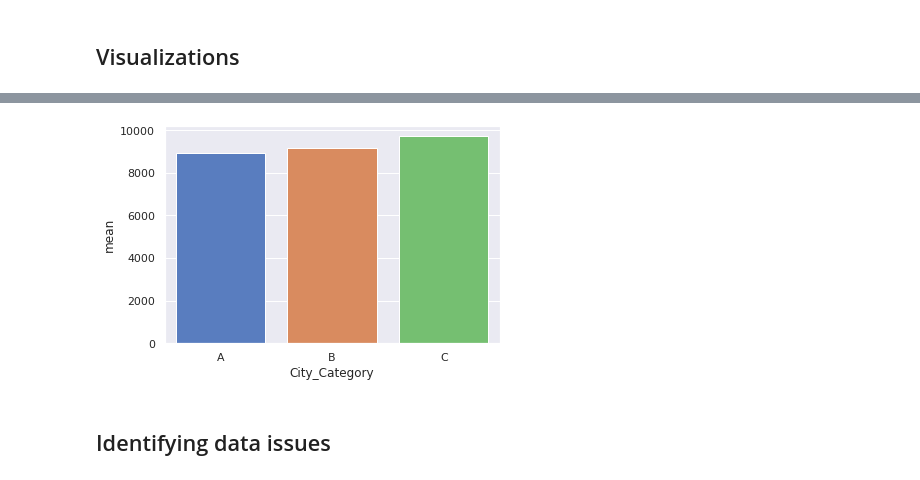
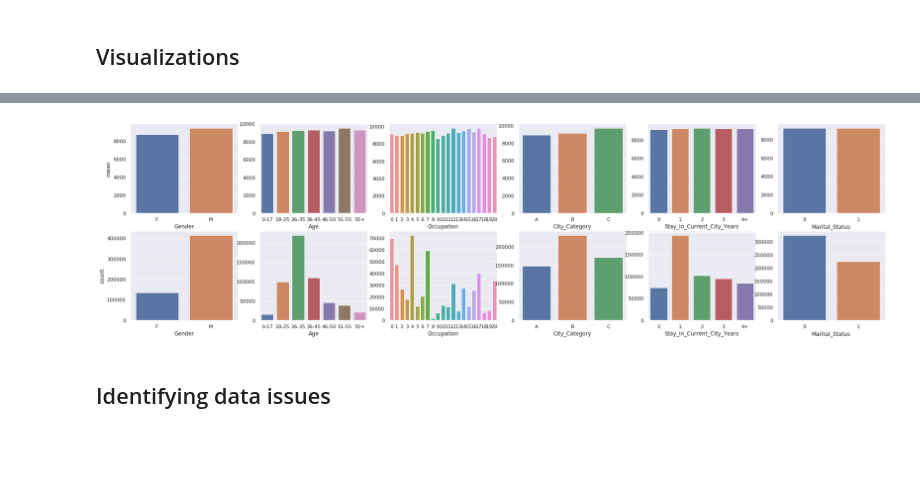
Before and after one commit to vmalkoti/Advanced-Data-Science-with-IBM, a Jupyter notebook: Capstone/Black_Friday_Sale.ipynb, the cells around one changed output, grey strips where cells are left out. Saved outputs shown, nothing was run; the diff lists cells and outputs as text; code cells hidden in the pictures; blank space fills up the shorter version.

```diff
--- a/Capstone/Black_Friday_Sale.ipynb
+++ b/Capstone/Black_Friday_Sale.ipynb
@@ -290,7 +291,36 @@ plt.show()
-# %%
-axs = sns.barplot(x=cities_summary.index, y=cities_summary['mean'])
-# %% [output]
-[figure, removed]
+# %%
+# Create plots using seaborn
+
+import seaborn as sns
+
+plt_type = 2
+plt_features = 6
+
+fig2, sns_ax = plt.subplots(plt_type, plt_features, figsize=(30,8))
+
+# Mean Purchase charts
+sns.barplot(x=gender_summary.index, y=gender_summary['mean'], ax=sns_ax[0][0])
+sns.barplot(x=age_summary.index, y=age_summary['mean'], ax=sns_ax[0][1])
+sns.barplot(x=occupation_summary.index, y=occupation_summary['mean'], ax=sns_ax[0][2])
+sns.barplot(x=cities_summary.index, y=cities_summary['mean'], ax=sns_ax[0][3])
+sns.barplot(x=term_summary.index, y=term_summary['mean'], ax=sns_ax[0][4])
+sns.barplot(x=marital_summary.index, y=marital_summary['mean'], ax=sns_ax[0][5])
+
+# Count charts
+sns.barplot(x=gender_summary.index, y=gender_summary['count'], ax=sns_ax[1][0])
+sns.barplot(x=age_summary.index, y=age_summary['count'], ax=sns_ax[1][1])
+sns.barplot(x=occupation_summary.index, y=occupation_summary['count'], ax=sns_ax[1][2])
+sns.barplot(x=cities_summary.index, y=cities_summary['count'], ax=sns_ax[1][3])
+sns.barplot(x=term_summary.index, y=term_summary['count'], ax=sns_ax[1][4])
+sns.barplot(x=marital_summary.index, y=marital_summary['count'], ax=sns_ax[1][5])
+
+for r in range(plt_type):
+    for c in range(1, plt_features):
+        (sns_ax[r][c]).set_ylabel('')
+
+plt.show()
+# %% [output]
+[figure, added]
 # %% [markdown]
 ## Identifying data issues
 # %% [markdown]
```
Also changed, not shown: parts of 4 cells of this notebook.
